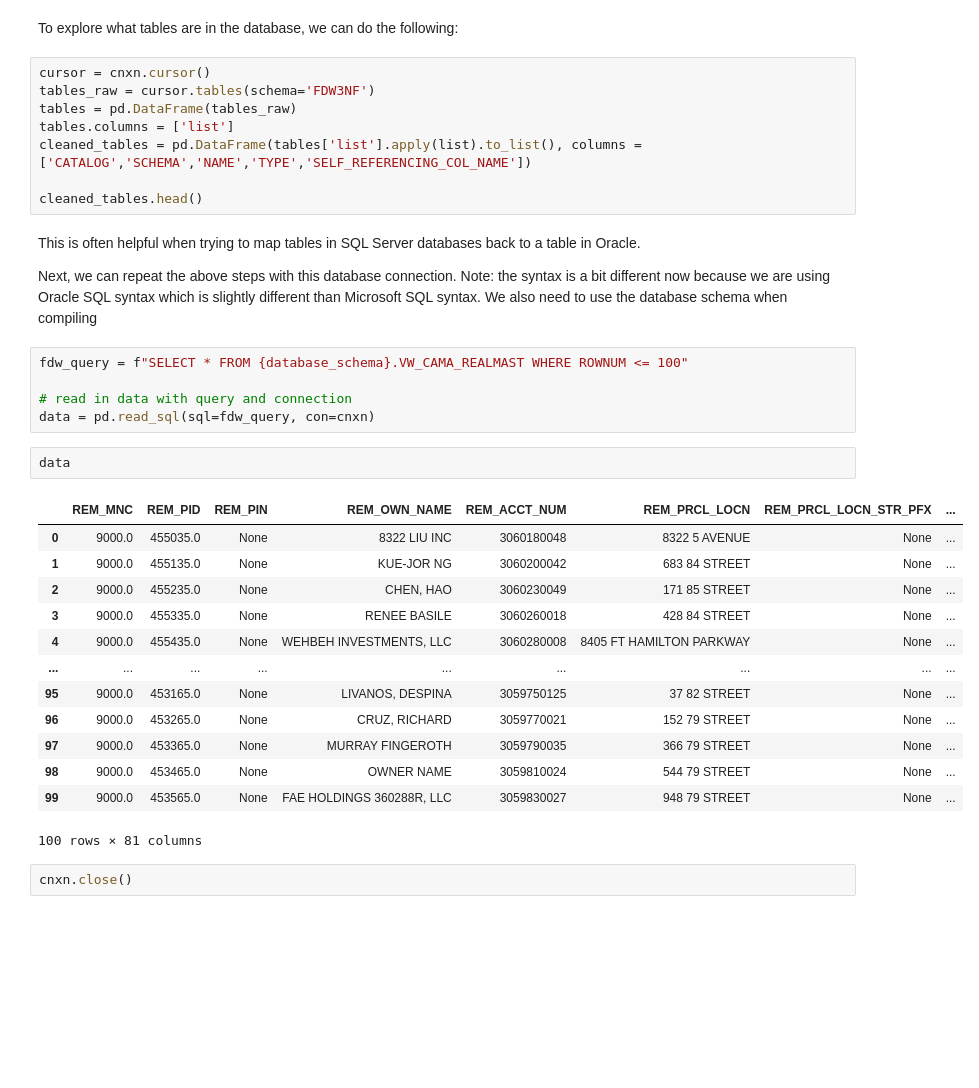
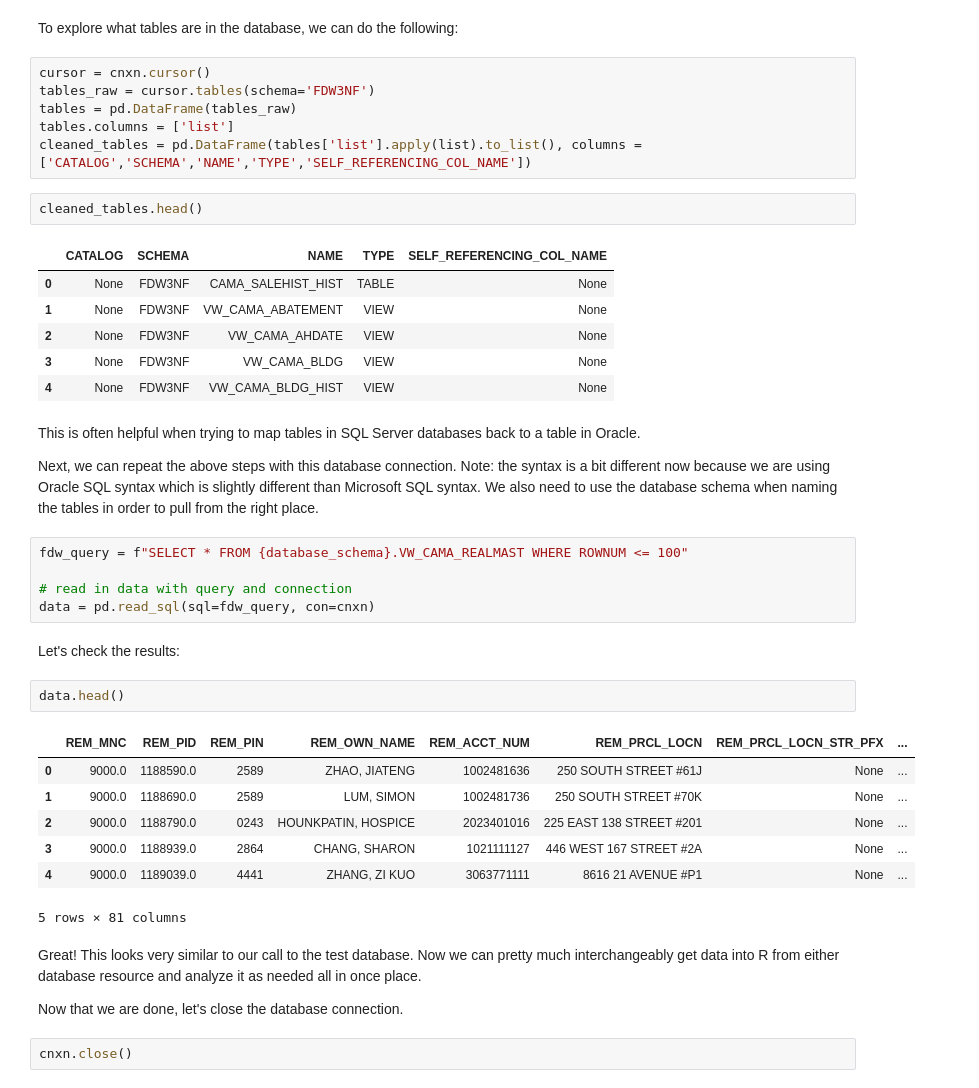
Before and after one commit to nycdepartmentoffinance/onboarding, a Jupyter notebook: database_connections_python.ipynb, the cells around one changed output. Cells and saved outputs as stored; diff of their text form; blank space fills up the shorter version.

```diff
--- a/database_connections_python.ipynb
+++ b/database_connections_python.ipynb
@@ -225,32 +225,39 @@ tables_raw = cursor.tables(schema='FDW3NF')
 tables = pd.DataFrame(tables_raw)
 tables.columns = ['list']
 cleaned_tables = pd.DataFrame(tables['list'].apply(list).to_list(), columns = ['CATALOG','SCHEMA','NAME','TYPE','SELF_REFERENCING_COL_NAME'])
-
-cleaned_tables.head()
+# %%
+cleaned_tables.head()
+# %% [output]
+|  | CATALOG | SCHEMA | NAME | TYPE | SELF_REFERENCING_COL_NAME |
+| 0 | None | FDW3NF | CAMA_SALEHIST_HIST | TABLE | None |
+| 1 | None | FDW3NF | VW_CAMA_ABATEMENT | VIEW | None |
+| 2 | None | FDW3NF | VW_CAMA_AHDATE | VIEW | None |
+| 3 | None | FDW3NF | VW_CAMA_BLDG | VIEW | None |
+| 4 | None | FDW3NF | VW_CAMA_BLDG_HIST | VIEW | None |
 # %% [markdown]
 This is often helpful when trying to map tables in SQL Server databases back to a table in Oracle.
 
-Next, we can repeat the above steps with this database connection. Note: the syntax is a bit different now because we are using Oracle SQL syntax which is slightly different than Microsoft SQL syntax. We also need to use the database schema when compiling
+Next, we can repeat the above steps with this database connection. Note: the syntax is a bit different now because we are using Oracle SQL syntax which is slightly different than Microsoft SQL syntax. We also need to use the database schema when naming the tables in order to pull from the right place.
 # %%
 fdw_query = f"SELECT * FROM {database_schema}.VW_CAMA_REALMAST WHERE ROWNUM <= 100"
 
 # read in data with query and connection
 data = pd.read_sql(sql=fdw_query, con=cnxn)
+# %% [markdown]
+Let's check the results:
 # %%
-data
+data.head()
 # %% [output]
 |  | REM_MNC | REM_PID | REM_PIN | REM_OWN_NAME | REM_ACCT_NUM | REM_PRCL_LOCN | REM_PRCL_LOCN_STR_PFX | ... |
-| 0 | 9000.0 | 455035.0 | None | 8322 LIU INC | 3060180048 | 8322 5 AVENUE | None | ... |
-| 1 | 9000.0 | 455135.0 | None | KUE-JOR NG | 3060200042 | 683 84 STREET | None | ... |
-| 2 | 9000.0 | 455235.0 | None | CHEN, HAO | 3060230049 | 171 85 STREET | None | ... |
-| 3 | 9000.0 | 455335.0 | None | RENEE BASILE | 3060260018 | 428 84 STREET | None | ... |
-| 4 | 9000.0 | 455435.0 | None | WEHBEH INVESTMENTS, LLC | 3060280008 | 8405 FT HAMILTON PARKWAY | None | ... |
-| ... | ... | ... | ... | ... | ... | ... | ... | ... |
-| 95 | 9000.0 | 453165.0 | None | LIVANOS, DESPINA | 3059750125 | 37 82 STREET | None | ... |
-| 96 | 9000.0 | 453265.0 | None | CRUZ, RICHARD | 3059770021 | 152 79 STREET | None | ... |
-| 97 | 9000.0 | 453365.0 | None | MURRAY FINGEROTH | 3059790035 | 366 79 STREET | None | ... |
-| 98 | 9000.0 | 453465.0 | None | OWNER NAME | 3059810024 | 544 79 STREET | None | ... |
-| 99 | 9000.0 | 453565.0 | None | FAE HOLDINGS 360288R, LLC | 3059830027 | 948 79 STREET | None | ... |
+| 0 | 9000.0 | 1188590.0 | 2589 | ZHAO, JIATENG | 1002481636 | 250 SOUTH STREET #61J | None | ... |
+| 1 | 9000.0 | 1188690.0 | 2589 | LUM, SIMON | 1002481736 | 250 SOUTH STREET #70K | None | ... |
+| 2 | 9000.0 | 1188790.0 | 0243 | HOUNKPATIN, HOSPICE | 2023401016 | 225 EAST 138 STREET #201 | None | ... |
+| 3 | 9000.0 | 1188939.0 | 2864 | CHANG, SHARON | 1021111127 | 446 WEST 167 STREET #2A | None | ... |
+| 4 | 9000.0 | 1189039.0 | 4441 | ZHANG, ZI KUO | 3063771111 | 8616 21 AVENUE #P1 | None | ... |
-100 rows × 81 columns
+5 rows × 81 columns
+# %% [markdown]
+Great! This looks very similar to our call to the test database. Now we can pretty much interchangeably get data into R from either database resource and analyze it as needed all in once place.
+
+Now that we are done, let's close the database connection.
 # %%
 cnxn.close()
```
